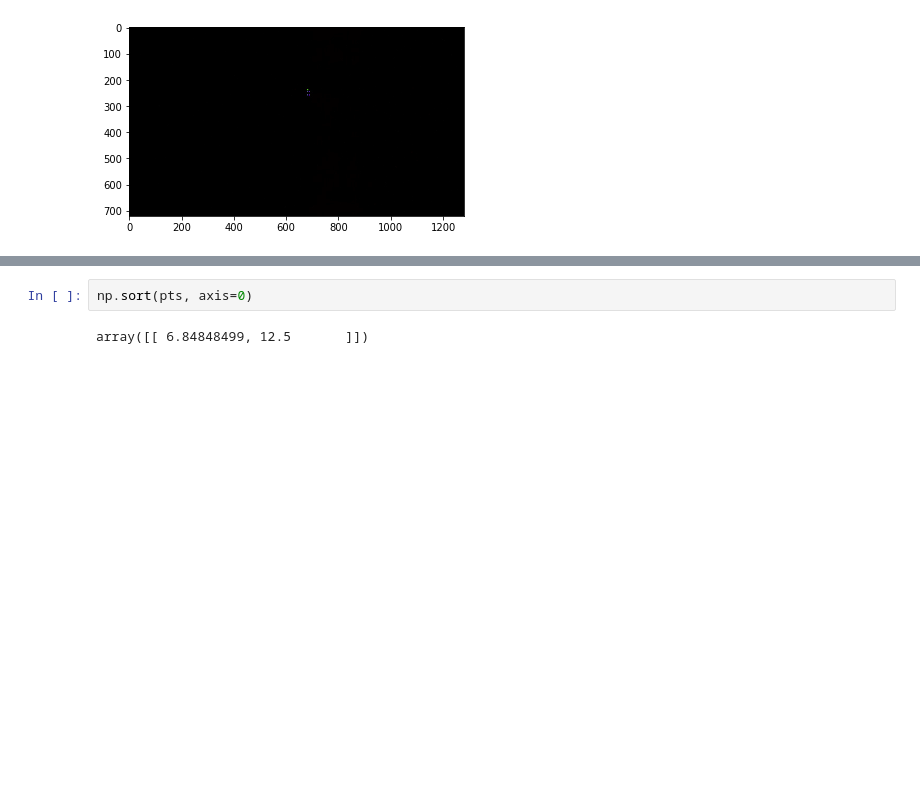
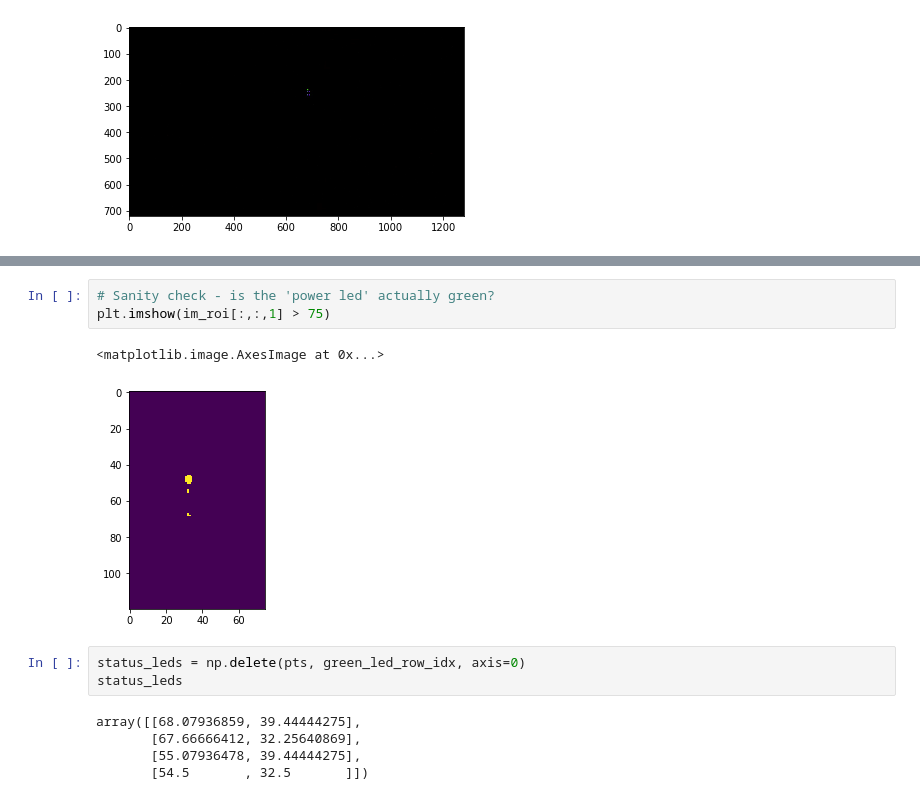
Before and after one commit to theseankelly/hvac-monitor, a Jupyter notebook: notebooks/feature_segmentation.ipynb, the cells around one changed output, grey strips where cells are left out. Cells and saved outputs as stored; diff of their text form; blank space fills up the shorter version.

```diff
--- a/notebooks/feature_segmentation.ipynb
+++ b/notebooks/feature_segmentation.ipynb
@@ -114,4 +70,14 @@ len(pts)
+# %%
+# Sanity check - is the 'power led' actually green?
+plt.imshow(im_roi[:,:,1] > 75)
+# %% [output]
+<matplotlib.image.AxesImage at 0x...>
+[figure, added]
 # %%
-np.sort(pts, axis=0)
+status_leds = np.delete(pts, green_led_row_idx, axis=0)
+status_leds
 # %% [output]
-array([[ 6.84848499, 12.5       ]])
+array([[68.07936859, 39.44444275],
+       [67.66666412, 32.25640869],
+       [55.07936478, 39.44444275],
+       [54.5       , 32.5       ]])
```
Also changed, not shown: parts of 16 cells of this notebook, 1 other file.
